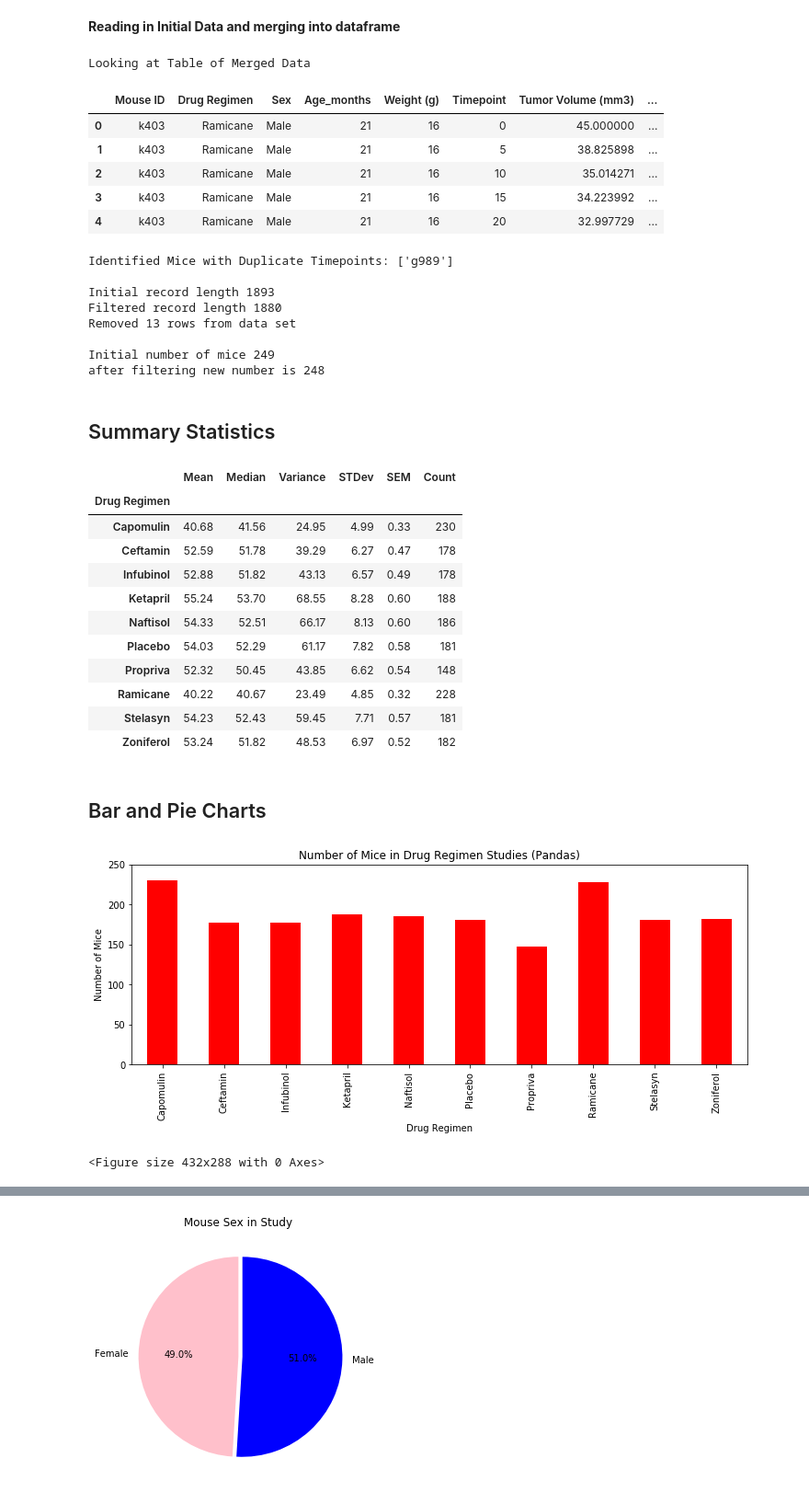
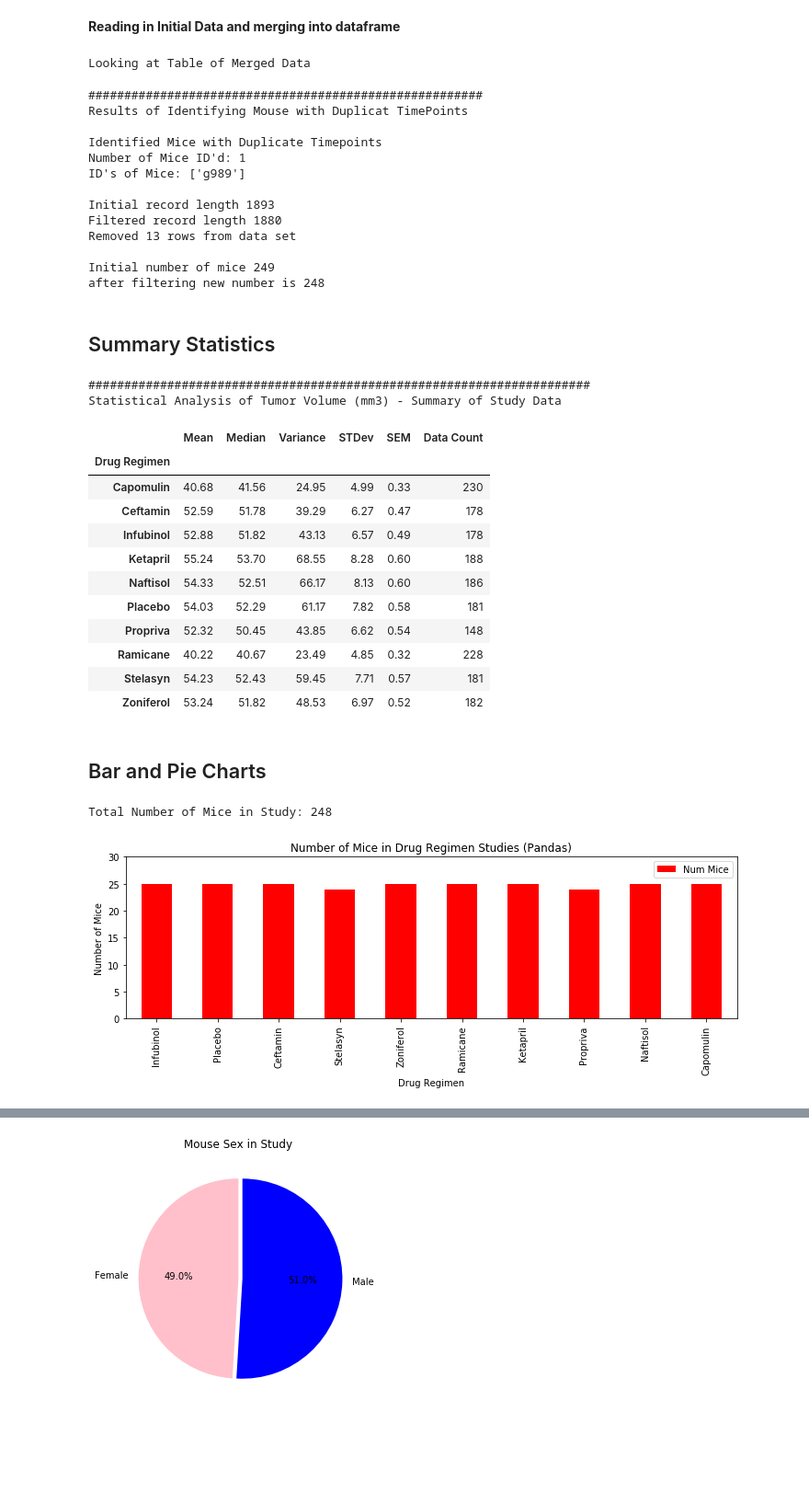
Before and after one commit to j2browns/matplotlib-challenge, a Jupyter notebook: Pymaceuticals/Pymaceuticals_challenge.ipynb, the cells around one changed output, grey strips where cells are left out. Shown: that part at 92% size. Drawn from its saved outputs; the diff is of its cells as text; code cells hidden in the pictures; blank space fills up the shorter version.

Commit message:
final version corrected error in bar plots and added bonus analysis of mouse weight by study

```diff
--- a/Pymaceuticals/Pymaceuticals_challenge.ipynb
+++ b/Pymaceuticals/Pymaceuticals_challenge.ipynb
@@ -28,15 +40,9 @@ combined_study = pd.merge(mouse_metadata, study_results, on = "Mouse ID")
 rows_initial = combined_study["Mouse ID"].count()
 # %%
 print("Looking at Table of Merged Data")
-combined_study.head()
+#combined_study
 # %% [output]
 Looking at Table of Merged Data
-|  | Mouse ID | Drug Regimen | Sex | Age_months | Weight (g) | Timepoint | Tumor Volume (mm3) | ... |
-| 0 | k403 | Ramicane | Male | 21 | 16 | 0 | 45.000000 | ... |
-| 1 | k403 | Ramicane | Male | 21 | 16 | 5 | 38.825898 | ... |
-| 2 | k403 | Ramicane | Male | 21 | 16 | 10 | 35.014271 | ... |
-| 3 | k403 | Ramicane | Male | 21 | 16 | 15 | 34.223992 | ... |
-| 4 | k403 | Ramicane | Male | 21 | 16 | 20 | 32.997729 | ... |
 # %%
 # Checking the number of mice.
 Mouse_ID_List = combined_study["Mouse ID"].unique()
@@ -71,7 +77,13 @@ Num_Mice_after = len(combined_study["Mouse ID"].unique())
 rows_after = combined_study["Mouse ID"].count()
 
 #Printing data to see change in DataFrame
-print(f"Identified Mice with Duplicate Timepoints: {problem_mouse}")
+print("")
+print("#######################################################")
+print("Results of Identifying Mouse with Duplicat TimePoints")
+print("")
+print(f"Identified Mice with Duplicate Timepoints")
+print(f"Number of Mice ID'd: {len(problem_mouse)}")
+print(f"ID's of Mice: {problem_mouse}")
 print("")
 print(f"Initial record length {rows_initial}")
 print(f"Filtered record length {rows_after}")
@@ -80,7 +92,12 @@ print ("")
 print(f"Initial number of mice {Num_Mice_before} ")
 print(f"after filtering new number is {Num_Mice_after}")
 # %% [output]
-Identified Mice with Duplicate Timepoints: ['g989']
+#######################################################
+Results of Identifying Mouse with Duplicat TimePoints
+
+Identified Mice with Duplicate Timepoints
+Number of Mice ID'd: 1
+ID's of Mice: ['g989']
 
 Initial record length 1893
 Filtered record length 1880
@@ -115,11 +132,16 @@ Summary_df["Median"]=round(median_grouped,2)
 Summary_df["Variance"]=round(var_grouped,2)
 Summary_df["STDev"]=round(std_grouped,2)
 Summary_df["SEM"]=round(SEM_grouped,2)
-Summary_df["Count"]=round(Count_grouped,2)
+Summary_df["Data Count"]=round(Count_grouped,2)
+print("")
+print("######################################################################")
+print( "Statistical Analysis of Tumor Volume (mm3) - Summary of Study Data")
 
 Summary_df
 # %% [output]
+######################################################################
+Statistical Analysis of Tumor Volume (mm3) - Summary of Study Data
-|  | Mean | Median | Variance | STDev | SEM | Count |
+|  | Mean | Median | Variance | STDev | SEM | Data Count |
 | Drug Regimen |  |  |  |  |  |  |
 | Capomulin | 40.68 | 41.56 | 24.95 | 4.99 | 0.33 | 230 |
 | Ceftamin | 52.59 | 51.78 | 39.29 | 6.27 | 0.47 | 178 |
@@ -133,22 +155,46 @@ Summary_df
 | Zoniferol | 53.24 | 51.82 | 48.53 | 6.97 | 0.52 | 182 |
 # %% [markdown]
 ## Bar and Pie Charts
+# %%
+#regimen_list
+
+x_axis = Summary_df.index
+
+row = []
+num_mice = pd.DataFrame(columns=["Treatment", "Num Mice"])
+i=0
+
+
+for x in regimen_list:
+    mice = combined_study[combined_study["Drug Regimen"]==x]["Mouse ID"].unique()
+    #row = [ x, len(mice)]
+    #num_mice.loc["Treatment"] = x
+    #num_mice.loc["Num Mice"] = len(mice)
+    new_row = pd.Series(data={'Treatment':x, 'Num Mice':len(mice)})
+    num_mice = num_mice.append(new_row, ignore_index = True)
+
+
+total_mice = num_mice["Num Mice"].sum()
 # %%
 # Generate a bar plot showing the total number of mice for each treatment throughout the course of the study using pandas.
-x_axis = Summary_df.index
-y_axis = Summary_df["Count"]
+x_axis = num_mice["Treatment"]
+y_axis = num_mice["Num Mice"]
+num_mice_mod = num_mice.set_index("Treatment")
+
+print("")
+print(f"Total Number of Mice in Study: {total_mice}")
+print("")
 
 # Use DataFrame.plot() in order to create a bar chart of the data
-Summary_df["Count"].plot(kind="bar", color = "r", figsize=(12,4))
-# Set a title for the chart
-plt.title("Number of Mice in Drug Regimen Studies (Pandas)")
+num_mice_mod.plot(kind="bar", color = "r", figsize=(10,4), title = "Number of Mice in Drug Regimen Studies (Pandas)")
+# Set additional parameters for the chart
 plt.xlabel("Drug Regimen")
 plt.ylabel("Number of Mice")
-plt.ylim(0,250)
+plt.ylim(0,30)
+plt.tight_layout()
 plt.show()
-plt.tight_layout()
 # %% [output]
+Total Number of Mice in Study: 248
-[figure, old version]
+[figure, new version]
-<Figure size 432x288 with 0 Axes>
 # %%
 # Generate a bar plot showing the total number of mice for each treatment throughout the course of the study using Pyplot
```
Also changed, not shown: parts of 13 cells of this notebook.
